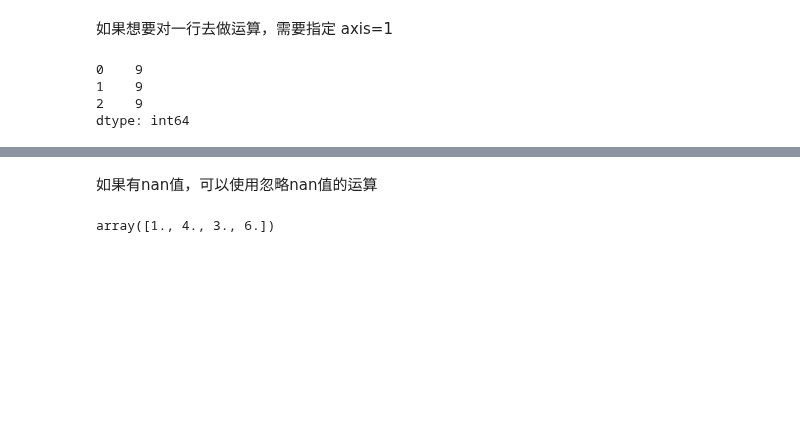
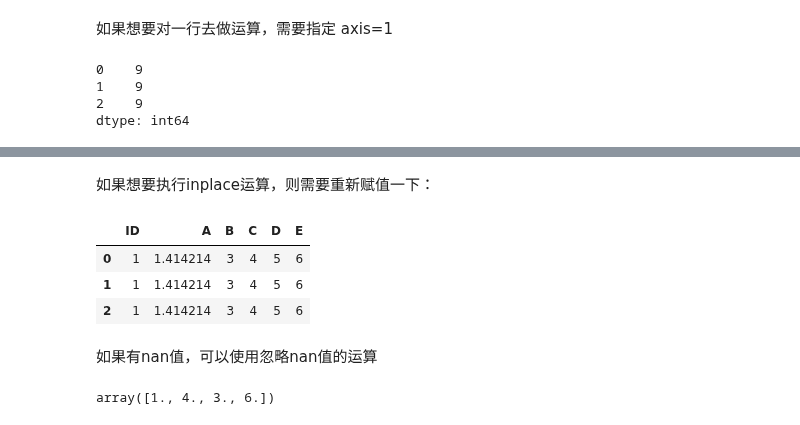
Before and after one commit to iHeadWater/hydrus, a Jupyter notebook: 2-pandas-examples/basic-pandas.ipynb, the cells around one changed output, grey strips where cells are left out. Cells and saved outputs as stored; diff of their text form; code cells hidden in the pictures; blank space fills up the shorter version.

```diff
--- a/2-pandas-examples/basic-pandas.ipynb
+++ b/2-pandas-examples/basic-pandas.ipynb
@@ -1733,3 +1758,13 @@ dtype: int64
+# %% [markdown]
+如果想要执行inplace运算，则需要重新赋值一下：
+# %%
+df["A"]=df["A"].apply(np.sqrt)
+df
+# %% [output]
+|  | ID | A | B | C | D | E |
+| 0 | 1 | 1.414214 | 3 | 4 | 5 | 6 |
+| 1 | 1 | 1.414214 | 3 | 4 | 5 | 6 |
+| 2 | 1 | 1.414214 | 3 | 4 | 5 | 6 |
 # %% [markdown]
 如果有nan值，可以使用忽略nan值的运算
 # %%
```
Also changed, not shown: parts of 6 cells of this notebook, 5 other files.
